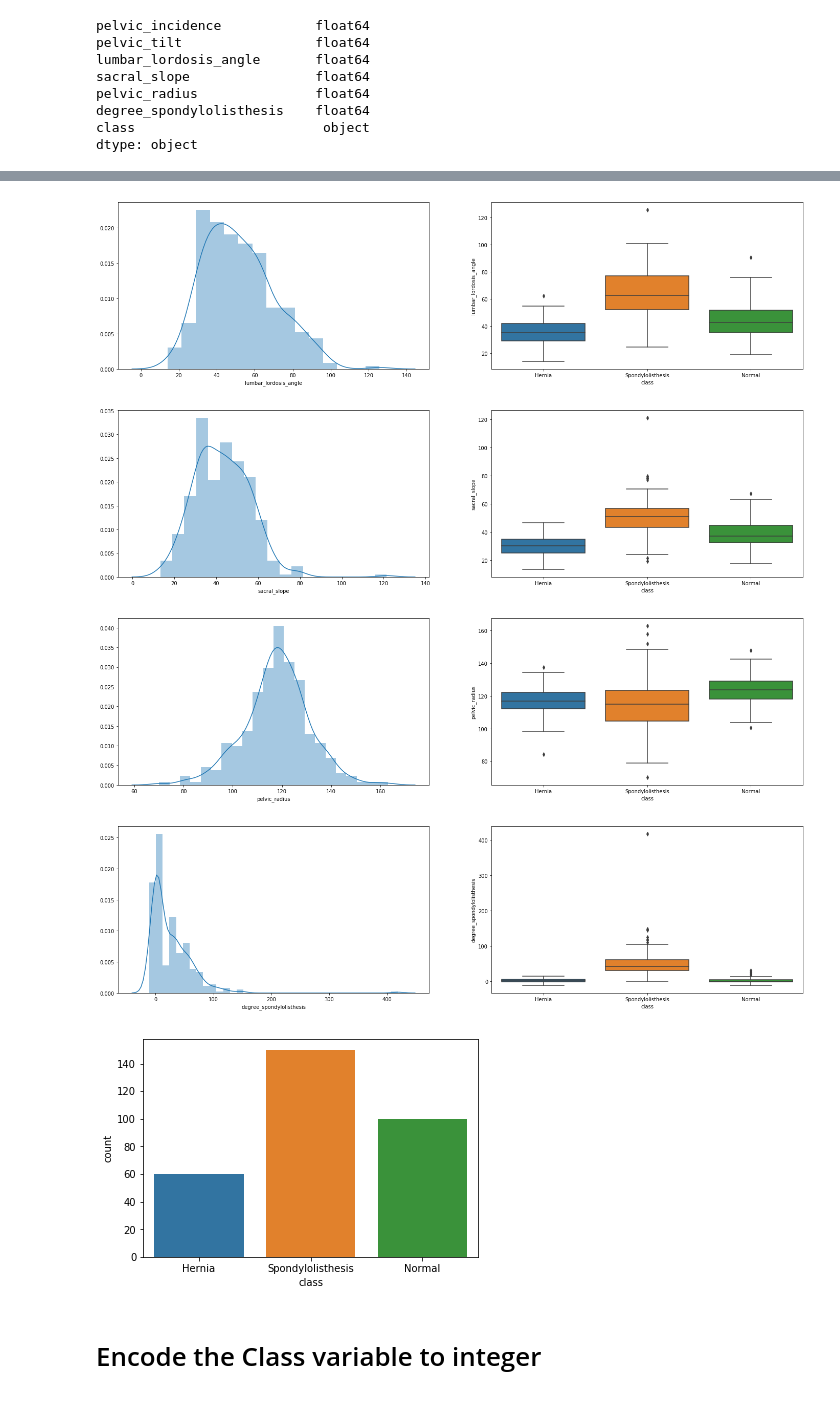
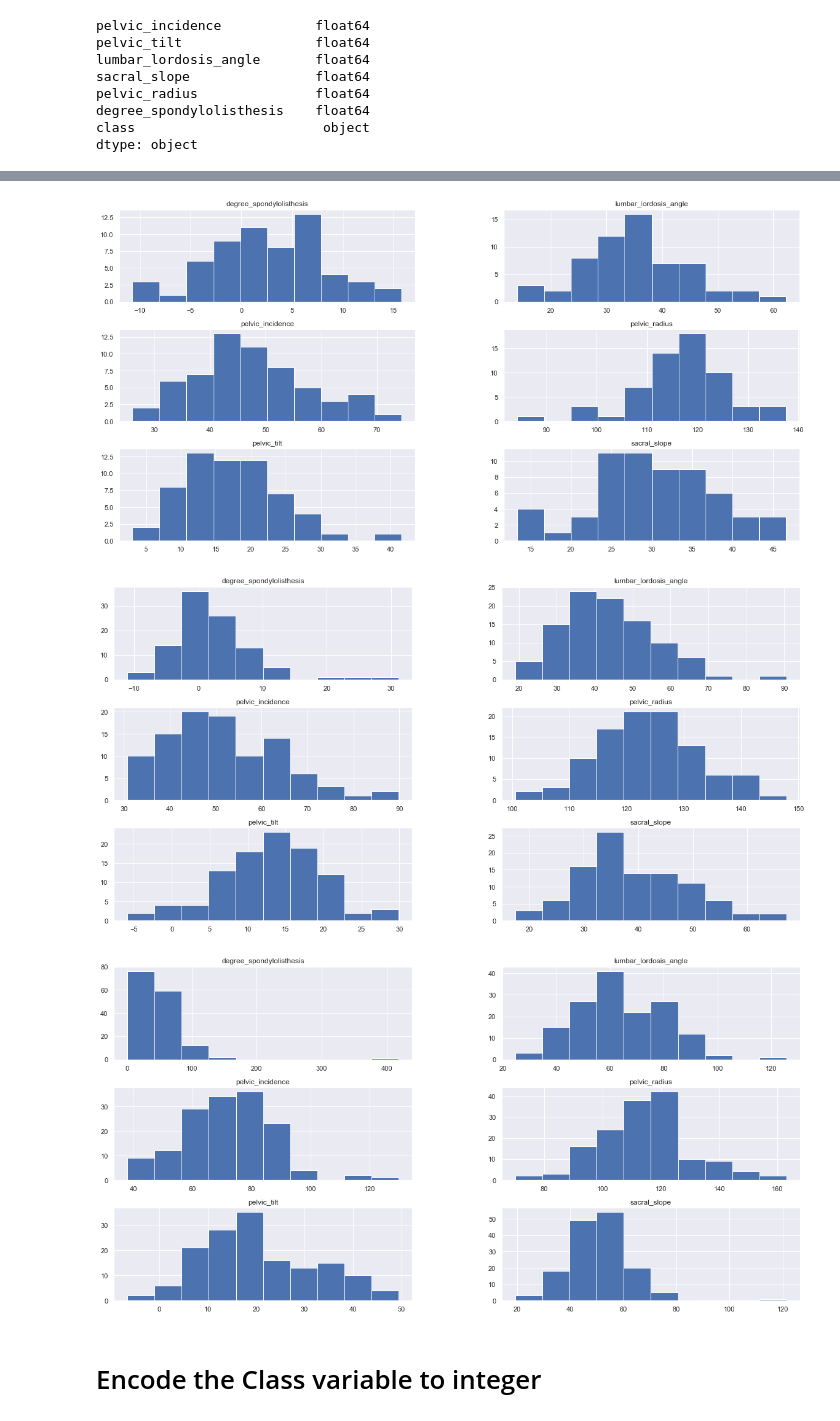
Before and after one commit to GreatLearningAIML1/pune-july19-batch-Seema-eng, a Jupyter notebook: Project - kNN- Patient type Classification.ipynb, the cells around one changed output, grey strips where cells are left out. Cells and saved outputs as stored; diff of their text form; code cells hidden in the pictures.

```diff
--- a/Project - kNN- Patient type Classification.ipynb
+++ b/Project - kNN- Patient type Classification.ipynb
@@ -339,35 +285,10 @@ plt.show()
-# %%
-fig, ax6 = plt.subplots(1,2, figsize=(24,6))
-sns.distplot(df['lumbar_lordosis_angle'],ax = ax6[0])
-sns.boxplot(x="class", y="lumbar_lordosis_angle", data=df, ax = ax6[1] )
-plt.show()
-# %% [output]
-[figure, removed]
-# %%
-fig, ax6 = plt.subplots(1,2, figsize=(24,6))
-sns.distplot(df['sacral_slope'],ax = ax6[0])
-sns.boxplot(x="class", y="sacral_slope", data=df, ax = ax6[1] )
-plt.show()
-# %% [output]
-[figure, removed]
-# %%
-fig, ax6 = plt.subplots(1,2, figsize=(24,6))
-sns.distplot(df['pelvic_radius'],ax = ax6[0])
-sns.boxplot(x="class", y="pelvic_radius", data=df, ax = ax6[1] )
-plt.show()
-# %% [output]
-[figure, removed]
-# %%
-fig, ax6 = plt.subplots(1,2, figsize=(24,6))
-sns.distplot(df['degree_spondylolisthesis'],ax = ax6[0])
-sns.boxplot(x="class", y="degree_spondylolisthesis", data=df, ax = ax6[1] )
-plt.show()
-# %% [output]
-[figure, removed]
-# %%
-ax = sns.countplot(x="class", data=df)
-# %% [output]
-[figure, removed]
+# %%
+#distribution of class values and other attributes
+df.groupby('class').hist(figsize=(20, 10));
+# %% [output]
+[figure, added]
+[figure, added]
+[figure, added]
 # %% [markdown]
 # Encode the Class variable to integer
 # %%
```
Also changed, not shown: parts of 11 cells of this notebook.
